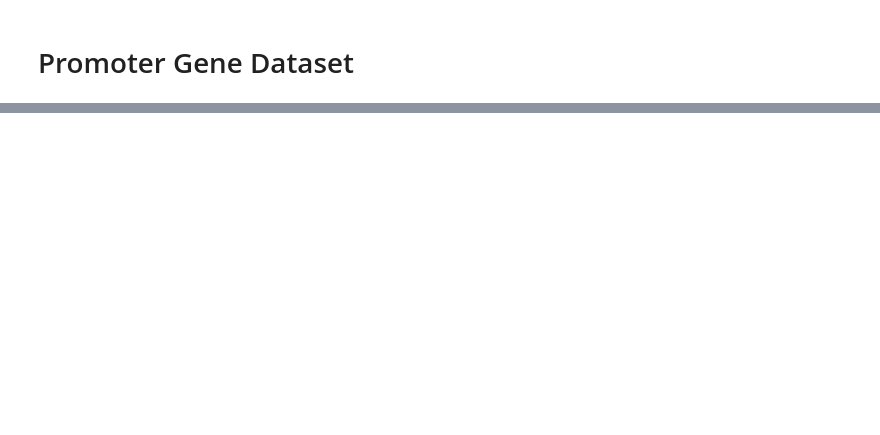
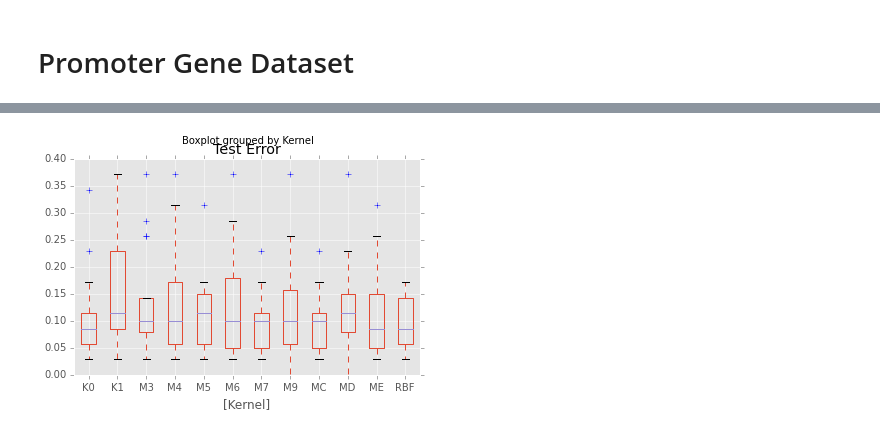
Before and after one commit to 4kxz/categorical-kernels, a Jupyter notebook: notebooks/Promoter.ipynb, the cells around one changed output, grey strips where cells are left out. Saved outputs shown, nothing was run; the diff lists cells and outputs as text; code cells hidden in the pictures; blank space fills up the shorter version.

```diff
--- a/notebooks/Promoter.ipynb
+++ b/notebooks/Promoter.ipynb
@@ -101,0 +74,4 @@ df
+# %%
+df.boxplot(by='Kernel');
+# %% [output]
+[figure, added]
```
Also changed, not shown: parts of 12 cells of this notebook, 19 other files.
